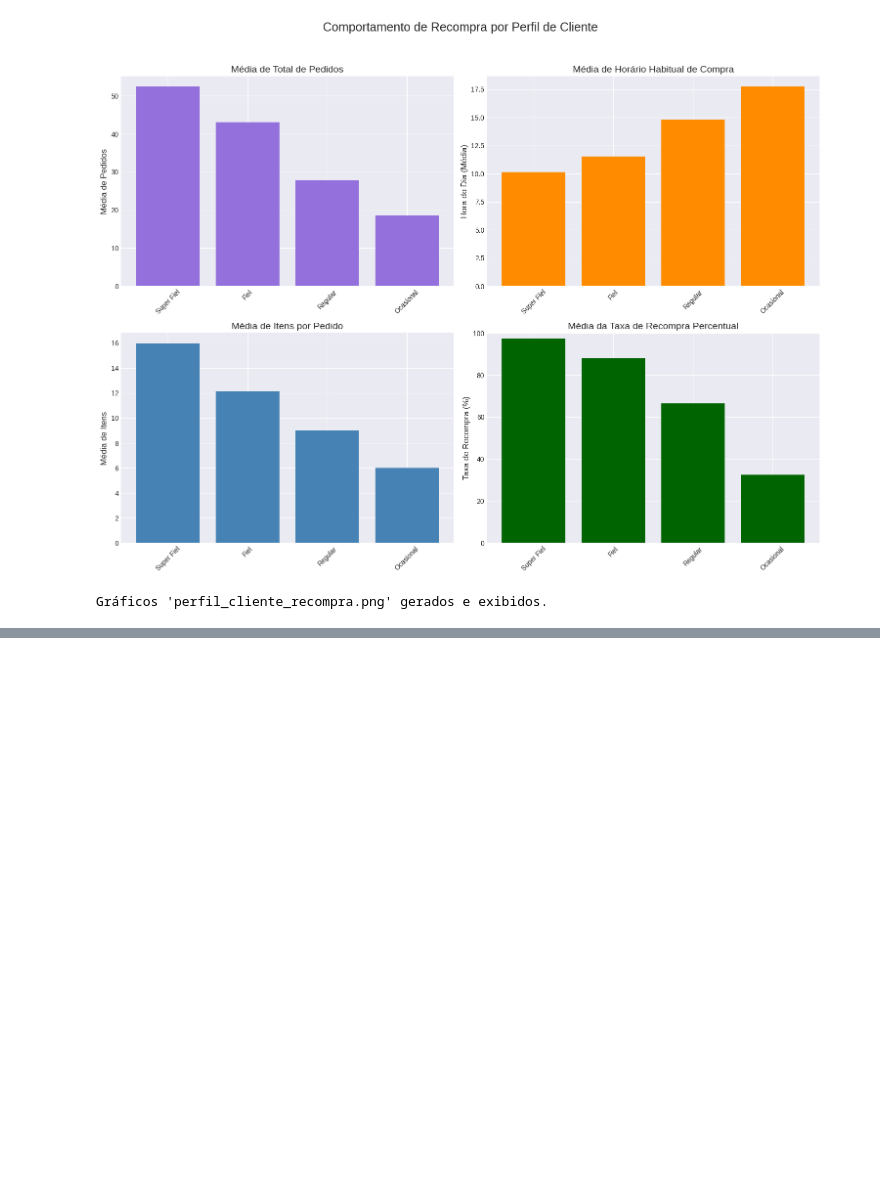
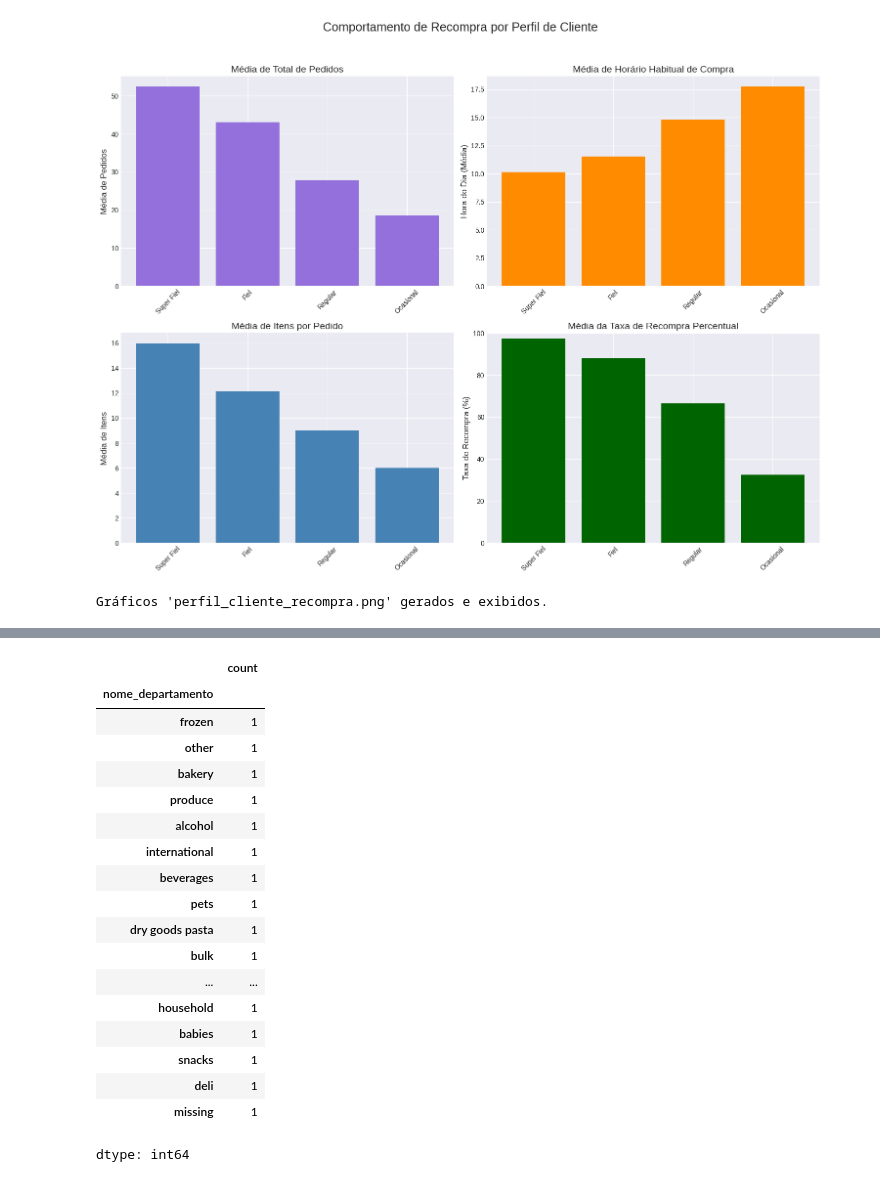
Before and after one commit to Priscilaleylianne/Projeto-Final, a Jupyter notebook: Graficos_Perguntas.ipynb, the cells around one changed output, grey strips where cells are left out. Saved outputs shown, nothing was run; the diff lists cells and outputs as text; code cells hidden in the pictures; blank space fills up the shorter version.

```diff
--- a/Graficos_Perguntas.ipynb
+++ b/Graficos_Perguntas.ipynb
@@ -242,0 +347,54 @@ Gráficos 'perfil_cliente_recompra.png' gerados e exibidos.
+# %%
+# prompt: Criar grafico desta normalização:
+# Conteúdo da tabela 'departamento' (exemplo de uma tabela normalizada):
+#    id_departamento nome_departamento
+# 0                1            frozen
+# 1                2             other
+# 2                3            bakery
+# 3                4           produce
+# 4                5           alcohol
+# ---
+# Detalhes da coluna 'nome_departamento':
+# Número de valores únicos: 21
+# Lista de valores únicos (primeiros 10): ['frozen', 'other', 'bakery', 'produce', 'alcohol', 'international', 'beverages', 'pets', 'dry goods pasta', 'bulk']
+# Esta coluna, em conjunto com 'id_departamento', forma uma tabela normaliz
+
+# A normalização da tabela 'departamento' em si é uma tabela de lookup simples,
+# onde cada ID de departamento está associado a um nome de departamento único.
+# Um gráfico que represente *esta* normalização não é um gráfico de dados comuns,
+# pois não há métricas ou distribuições para visualizar diretamente na tabela de lookup.
+
+# No entanto, o código anterior já gera um gráfico que mostra a DISTRIBUIÇÃO
+# SIMULADA de produtos por departamento, que é a forma como esta tabela normalizada
+# seria utilizada para categorizar outros dados (neste caso, produtos).
+
+# O gráfico criado anteriormente (distribuicao_produtos_departamento.png)
+# já cumpre o objetivo de visualizar como os dados utilizam essa tabela normalizada.
+# Ele mostra quantos *produtos simulados* existem em cada *nome_departamento*,
+# que foi obtido juntando os dados simulados de produtos com a tabela de departamento.
+
+# Portanto, o código para gerar o gráfico relacionado à normalização
+# da tabela 'departamento' JÁ FOI EXECUTADO e o gráfico salvo como
+# 'distribuicao_produtos_departamento.png'.
+
+# Não há um gráfico adicional padrão para mostrar APENAS a tabela de lookup
+# 'departamento' (id_departamento, nome_departamento), pois é apenas uma lista de pares.
+
+# Se o objetivo fosse apenas listar os departamentos, poderíamos imprimir a tabela:
+print("\nConteúdo completo da tabela 'departamento':")
+print(df_departamento)
+
+# Se o objetivo fosse visualizar a contagem de cada departamento (como um gráfico de barras),
+# o código anterior já fez isso usando dados simulados de produtos.
+# Poderíamos repetir a parte de contagem e plotagem se necessário,
+# mas ela já está presente e explicada no código fornecido.
+
+# Exemplo da contagem dos departamentos (se quisermos apenas mostrar a tabela de lookup):
+departamento_counts = df_departamento['nome_departamento'].value_counts()
+print("\nContagem de cada nome de departamento (da tabela normalizada):")
+departamento_counts
+
+# No contexto de visualização de DADOS, geralmente visualizamos a distribuição
+# dos dados que usam a tabela normalizada (como produtos por departamento),
+# e não a tabela normalizada em si.
+# %% [output]
@@ -242,0 +418,19 @@ Gráficos 'perfil_cliente_recompra.png' gerados e exibidos.
+|  | count |
+| nome_departamento |  |
+| frozen | 1 |
+| other | 1 |
+| bakery | 1 |
+| produce | 1 |
+| alcohol | 1 |
+| international | 1 |
+| beverages | 1 |
+| pets | 1 |
+| dry goods pasta | 1 |
+| bulk | 1 |
+| ... | ... |
+| household | 1 |
+| babies | 1 |
+| snacks | 1 |
+| deli | 1 |
+| missing | 1 |
+dtype: int64
```
Also changed, not shown: parts of 5 cells of this notebook.
